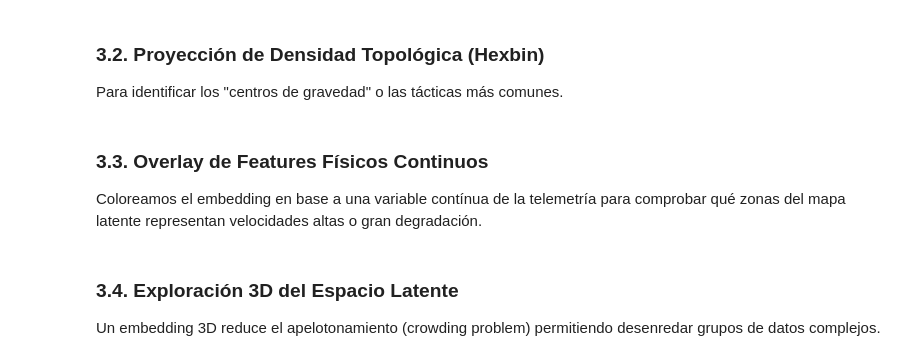
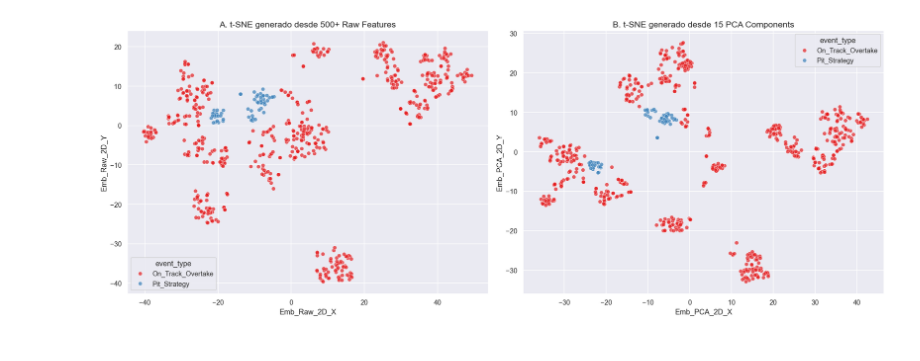
Before and after one commit to Machiz/F1-data-project, a Jupyter notebook: project/notebooks/dimensionality reduction/tSNE_Embeddings_Manifold_Learning.ipynb, the cells around one changed output. Saved outputs shown, nothing was run; the diff lists cells and outputs as text; code cells hidden in the pictures.

```diff
--- a/project/notebooks/dimensionality reduction/tSNE_Embeddings_Manifold_Learning.ipynb
+++ b/project/notebooks/dimensionality reduction/tSNE_Embeddings_Manifold_Learning.ipynb
@@ -46,17 +52,0 @@ print(f"Dataset preparado para embeddings: {X_scaled.shape[0]} eventos x {X_scal
-# %%
-# Embedding 2D usando t-SNE
-# Perplexity controla el balance entre atención a aspectos locales vs globales (típicamente entre 5 y 50)
-tsne_2d = TSNE(n_components=2, perplexity=30, random_state=42, init='pca', learning_rate='auto')
-embeddings_2d = tsne_2d.fit_transform(X_scaled)
-
-# Guardamos los embeddings en el dataframe original para visualización
-df_raw['Emb_2D_X'] = embeddings_2d[:, 0]
-df_raw['Emb_2D_Y'] = embeddings_2d[:, 1]
-# %%
-# Embedding 3D usando t-SNE para explorar profundidad geométrica
-tsne_3d = TSNE(n_components=3, perplexity=30, random_state=42, init='pca', learning_rate='auto')
-embeddings_3d = tsne_3d.fit_transform(X_scaled)
-
-df_raw['Emb_3D_X'] = embeddings_3d[:, 0]
-df_raw['Emb_3D_Y'] = embeddings_3d[:, 1]
-df_raw['Emb_3D_Z'] = embeddings_3d[:, 2]
@@ -68,39 +80,18 @@ En un espacio t-SNE, las distancias relativas importan localmente: si dos puntos
 # %%
 fig, axes = plt.subplots(1, 2, figsize=(18, 7))
 
-# Forzamos pos_change a numérico por seguridad
-if 'pos_change' in df_raw.columns:
-    df_raw['pos_change_num'] = pd.to_numeric(df_raw['pos_change'], errors='coerce')
-    df_raw['Success'] = np.where(df_raw['pos_change_num'] > 0, 'Adelantamiento Exitoso', 'Intento Fallido')
+if 'event_type' in df_raw.columns:
+    # t-SNE sobre Raw
+    sns.scatterplot(x='Emb_Raw_2D_X', y='Emb_Raw_2D_Y', hue='event_type', data=df_raw,
+                    palette='Set1', alpha=0.7, s=40, ax=axes[0])
+    axes[0].set_title('A. t-SNE generado desde 500+ Raw Features', fontsize=14)
 
-# Gráfico A: Separación por Tipo de Evento (Attacks vs Undercuts)
-if 'event_type' in df_raw.columns:
-    sns.scatterplot(
-        x='Emb_2D_X', y='Emb_2D_Y',
-        hue='event_type',
-        data=df_raw,
-        palette='Set1',
-        alpha=0.7,
-        s=40,
-        ax=axes[0]
-    )
-    axes[0].set_title('Embeddings 2D: Tipo de Táctica (Ataque vs Undercut)', fontsize=13)
-
-# Gráfico B: Separación por Éxito del Evento
-if 'Success' in df_raw.columns:
-    sns.scatterplot(
-        x='Emb_2D_X', y='Emb_2D_Y',
-        hue='Success',
-        data=df_raw,
-        palette={'Adelantamiento Exitoso': '#2ecc71', 'Intento Fallido': '#e74c3c'},
-        alpha=0.6,
-        s=40,
-        ax=axes[1]
-    )
-    axes[1].set_title('Embeddings 2D: Tasa de Éxito de la Maniobra', fontsize=13)
+    # t-SNE sobre PCA
+    sns.scatterplot(x='Emb_PCA_2D_X', y='Emb_PCA_2D_Y', hue='event_type', data=df_raw,
+                    palette='Set1', alpha=0.7, s=40, ax=axes[1])
+    axes[1].set_title('B. t-SNE generado desde 15 PCA Components', fontsize=14)
 
 plt.tight_layout()
 plt.show()
+# %% [output]
+[figure, added]
-# %% [markdown]
-### 3.2. Proyección de Densidad Topológica (Hexbin)
-Para identificar los "centros de gravedad" o las tácticas más comunes.
@@ -116,3 +97,0 @@ plt.show()
-# %% [markdown]
-### 3.3. Overlay de Features Físicos Continuos
-Coloreamos el embedding en base a una variable contínua de la telemetría para comprobar qué zonas del mapa latente representan velocidades altas o gran degradación.
@@ -137,3 +97,0 @@ if feature_to_paint in df_raw.columns:
-# %% [markdown]
-### 3.4. Exploración 3D del Espacio Latente
-Un embedding 3D reduce el apelotonamiento (crowding problem) permitiendo desenredar grupos de datos complejos.
```
Also changed, not shown: parts of 21 cells of this notebook, 2 other files.
